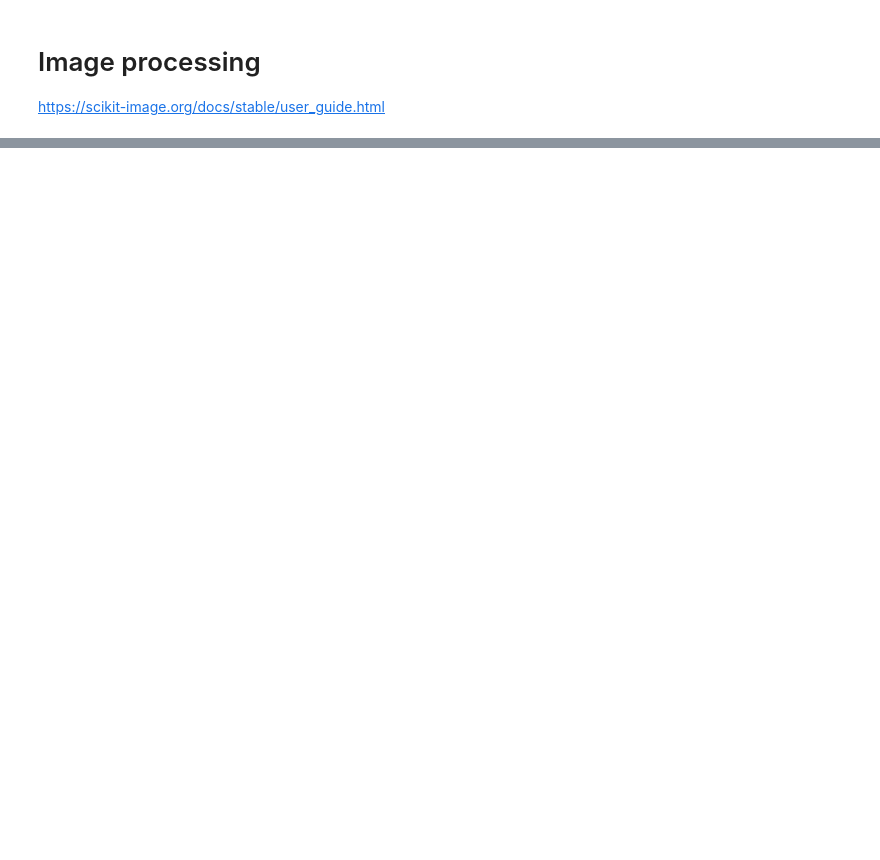
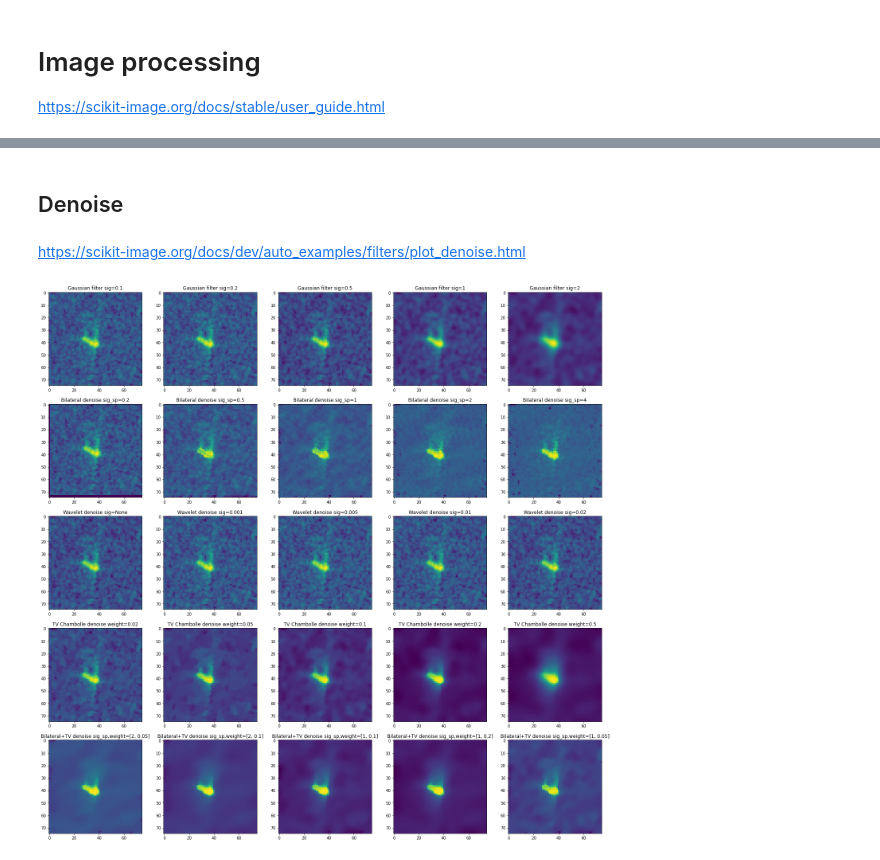
Before and after one commit to tboussaid/projet-i2e, a Jupyter notebook: project.ipynb, the cells around one changed output, grey strips where cells are left out. Saved outputs shown, nothing was run; the diff lists cells and outputs as text; code cells hidden in the pictures; blank space fills up the shorter version.

Commit message:
Added denoise

```diff
--- a/project.ipynb
+++ b/project.ipynb
@@ -117,0 +164,32 @@ import skimage
+# %% [markdown]
+## Denoise
+# %% [markdown]
+https://scikit-image.org/docs/dev/auto_examples/filters/plot_denoise.html
+# %%
+img = img1
+
+f, axs = plt.subplots(5, 5, figsize=(25,25))
+
+gaussian_sigma = [0.1, 0.2, 0.5, 1, 2] # rs.estimate_sigma(img) gives 0.02
+bilateral_sigma_spatial = [0.2, 0.5, 1, 2, 4]
+wavelet_sigma = [None, 0.001, 0.005, 0.01, 0.02]
+tv_weight = [0.02, 0.05, 0.1, 0.2, 0.5]
+bilateral_tv = [[2, 0.05],[2, 0.1],[1, 0.1],[1, 0.2],[1, 0.05]]
+
+for i, c in enumerate(gaussian_sigma):
+  axs[0][i].imshow(fl.gaussian(img, sigma = c))
+  axs[0][i].set_title(f"Gaussian filter sig={c}")
+for i, c in enumerate(bilateral_sigma_spatial):
+  axs[1][i].imshow(rs.denoise_bilateral(img, sigma_spatial = c))
+  axs[1][i].set_title(f"Bilateral denoise sig_sp={c}")
+for i, c in enumerate(wavelet_sigma):
+  axs[2][i].imshow(rs.denoise_wavelet(img, sigma = c, wavelet='coif1', rescale_sigma=True))
+  axs[2][i].set_title(f"Wavelet denoise sig={c}")
+for i, c in enumerate(tv_weight):
+  axs[3][i].imshow(rs.denoise_tv_chambolle(img, weight = c))
+  axs[3][i].set_title(f"TV Chambolle denoise weight={c}")
+for i, c in enumerate(bilateral_tv):
+  axs[4][i].imshow(rs.denoise_tv_chambolle(rs.denoise_bilateral(img, sigma_spatial = c[0]), weight = c[1]))
+  axs[4][i].set_title(f"Bilateral+TV denoise sig_sp,weight={c}")
+# %% [output]
+[figure, added]
```
Also changed, not shown: parts of 9 cells of this notebook.
